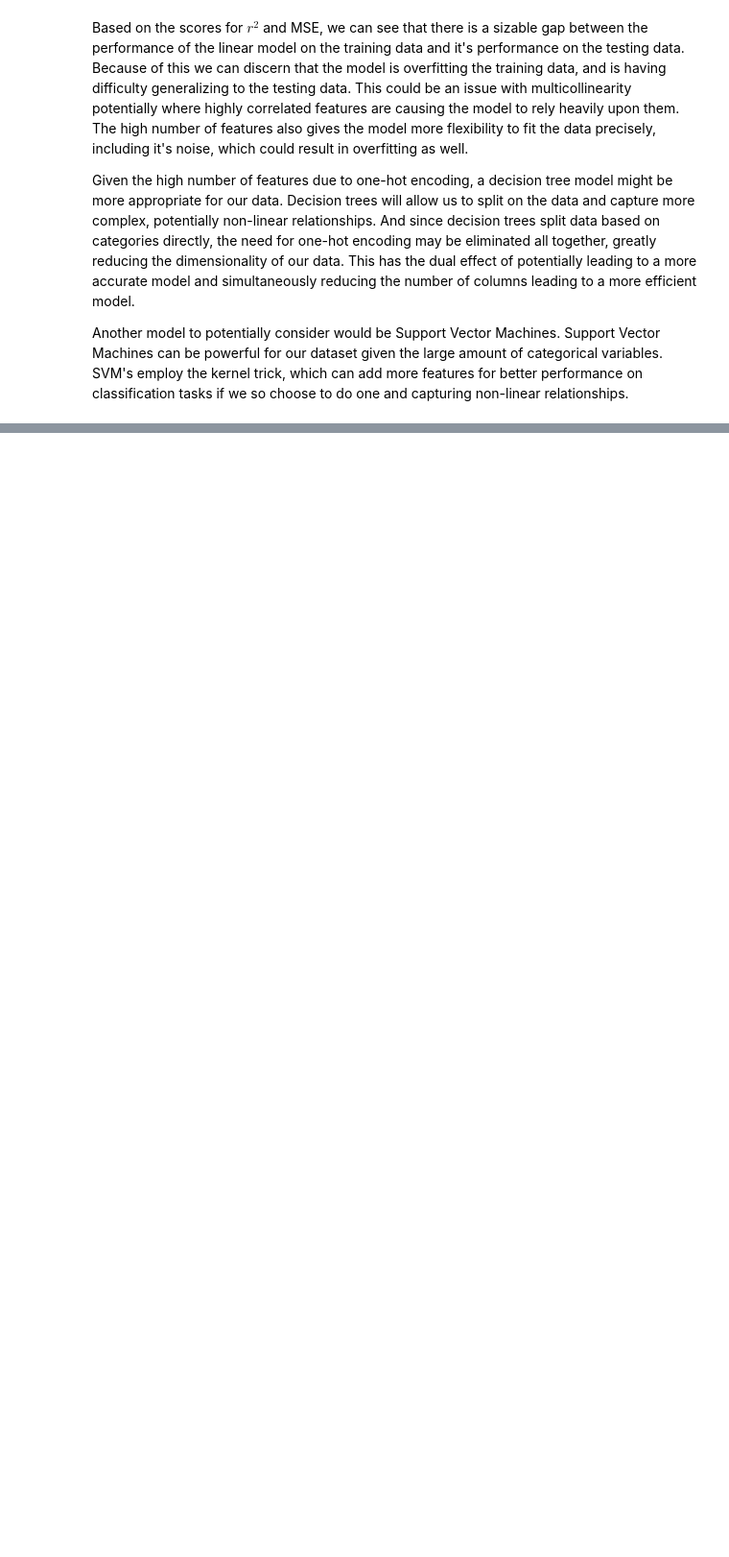
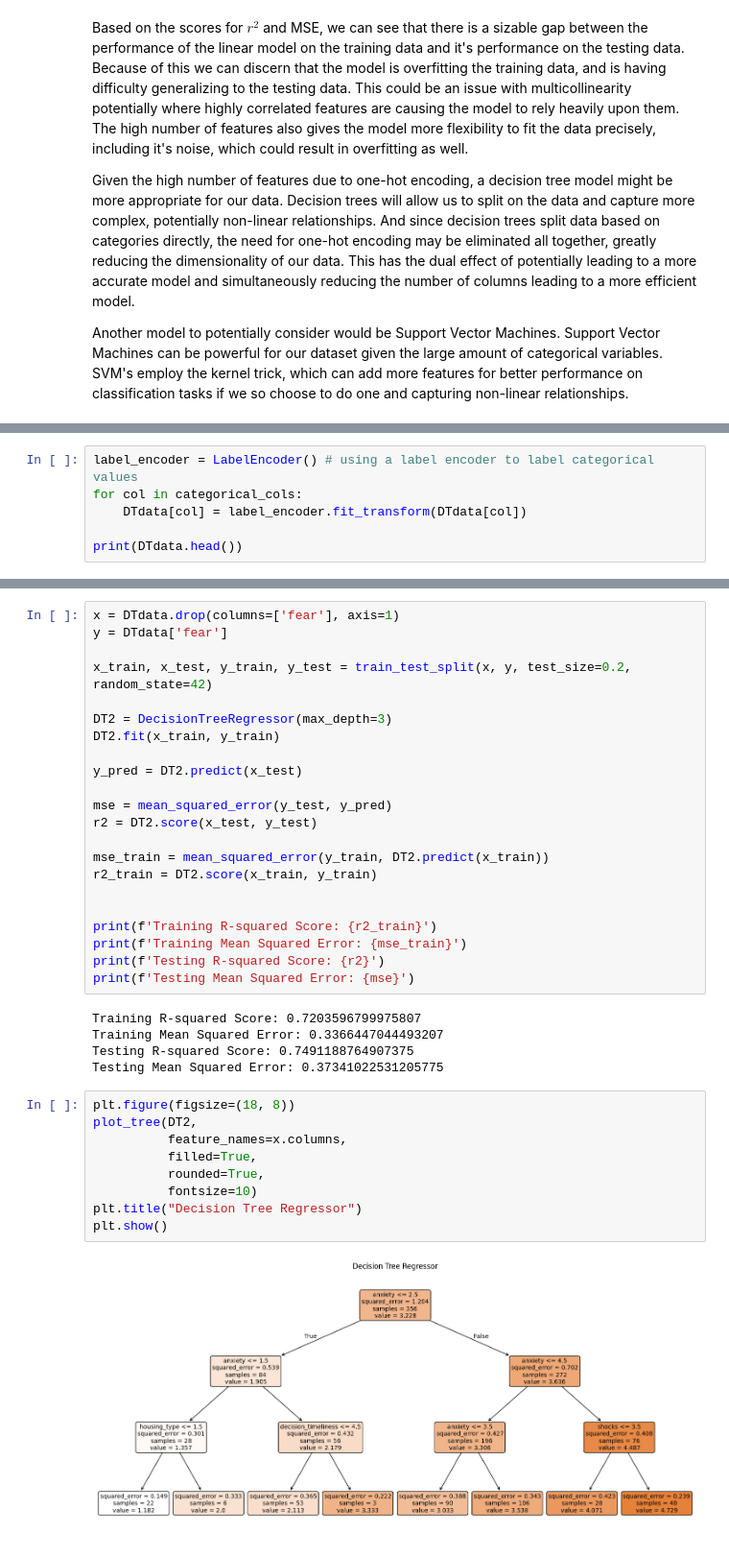
Before and after one commit to Flareboltex/CSE151A-Earthquake-ML-Project, a Jupyter notebook: CSE151A_Earthquake_ML_Project.ipynb, the cells around one changed output, grey strips where cells are left out. Shown at 96% size. Saved outputs shown, nothing was run; the diff lists cells and outputs as text; blank space fills up the shorter version.

```diff
--- a/CSE151A_Earthquake_ML_Project.ipynb
+++ b/CSE151A_Earthquake_ML_Project.ipynb
@@ -283,0 +360,6 @@ Another model to potentially consider would be Support Vector Machines. Support
+# %%
+label_encoder = LabelEncoder() # using a label encoder to label categorical values
+for col in categorical_cols:
+    DTdata[col] = label_encoder.fit_transform(DTdata[col])
+
+print(DTdata.head())
@@ -283,0 +450,38 @@ Another model to potentially consider would be Support Vector Machines. Support
+# %%
+x = DTdata.drop(columns=['fear'], axis=1)
+y = DTdata['fear']
+
+x_train, x_test, y_train, y_test = train_test_split(x, y, test_size=0.2, random_state=42)
+
+DT2 = DecisionTreeRegressor(max_depth=3)
+DT2.fit(x_train, y_train)
+
+y_pred = DT2.predict(x_test)
+
+mse = mean_squared_error(y_test, y_pred)
+r2 = DT2.score(x_test, y_test)
+
+mse_train = mean_squared_error(y_train, DT2.predict(x_train))
+r2_train = DT2.score(x_train, y_train)
+
+
+print(f'Training R-squared Score: {r2_train}')
+print(f'Training Mean Squared Error: {mse_train}')
+print(f'Testing R-squared Score: {r2}')
+print(f'Testing Mean Squared Error: {mse}')
+# %% [output]
+Training R-squared Score: 0.7203596799975807
+Training Mean Squared Error: 0.3366447044493207
+Testing R-squared Score: 0.7491188764907375
+Testing Mean Squared Error: 0.37341022531205775
+# %%
+plt.figure(figsize=(18, 8))
+plot_tree(DT2,
+          feature_names=x.columns,
+          filled=True,
+          rounded=True,
+          fontsize=10)
+plt.title("Decision Tree Regressor")
+plt.show()
+# %% [output]
+[figure, added]
```
Also changed, not shown: parts of 21 cells of this notebook.
